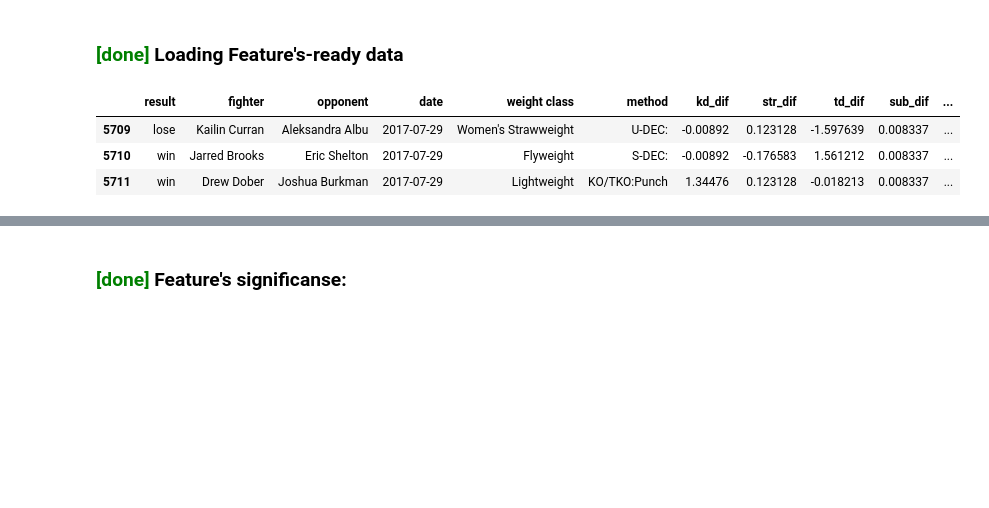
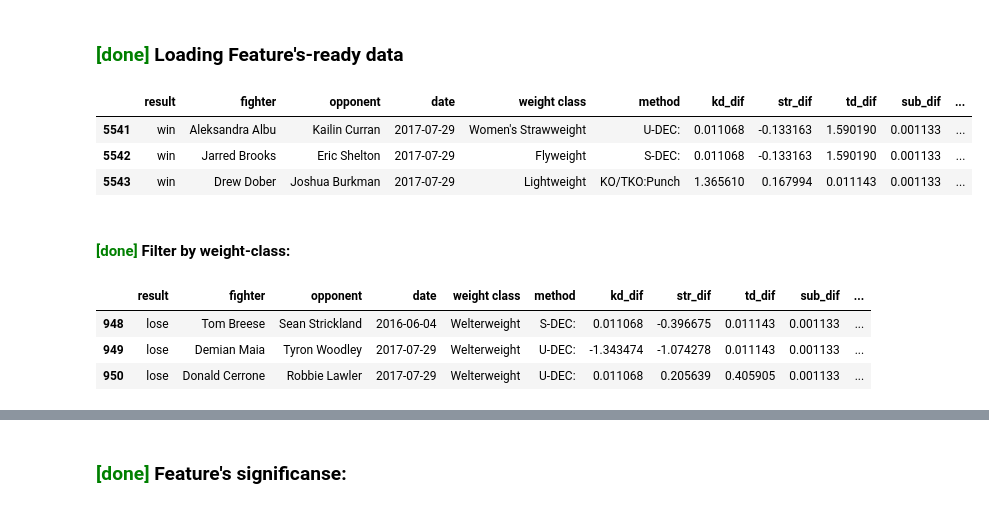
Before and after one commit to sagi778/ufc_fights_Predictor, a Jupyter notebook: notebooks/stats_model_training.ipynb, the cells around one changed output, grey strips where cells are left out. Cells and saved outputs as stored; diff of their text form; code cells hidden in the pictures; blank space fills up the shorter version.

```diff
--- a/notebooks/stats_model_training.ipynb
+++ b/notebooks/stats_model_training.ipynb
@@ -18,20 +18,37 @@ imports loaded.
     get_my_wins(fighter, data)
     get_synt_loss(fighter)
     get_loss_value(values)
-# %% [markdown]
-### <span style='color:green'> **[done]** </span>Loading Feature's-ready data
+# %% [markdown]
+### <span style='color:green'> **[done]** </span>Loading Feature's-ready data
 # %%
 loc = '../data/'
 #file = 'ufc_data_features.csv'
 file = 'ufc_data_features_no_outliers.csv'
-df = pd.read_csv(loc+file)
-#df = df[df.columns[1:]]
-df.tail(3)
+data = pd.read_csv(loc+file)
+#data = data[data.columns[1:]]
+data.tail(3)
 # %% [output]
 |  | result | fighter | opponent | date | weight class | method | kd_dif | str_dif | td_dif | sub_dif | ... |
-| 5709 | lose | Kailin Curran | Aleksandra Albu | 2017-07-29 | Women's Strawweight | U-DEC: | -0.00892 | 0.123128 | -1.597639 | 0.008337 | ... |
-| 5710 | win | Jarred Brooks | Eric Shelton | 2017-07-29 | Flyweight | S-DEC: | -0.00892 | -0.176583 | 1.561212 | 0.008337 | ... |
-| 5711 | win | Drew Dober | Joshua Burkman | 2017-07-29 | Lightweight | KO/TKO:Punch | 1.34476 | 0.123128 | -0.018213 | 0.008337 | ... |
+| 5541 | win | Aleksandra Albu | Kailin Curran | 2017-07-29 | Women's Strawweight | U-DEC: | 0.011068 | -0.133163 | 1.590190 | 0.001133 | ... |
+| 5542 | win | Jarred Brooks | Eric Shelton | 2017-07-29 | Flyweight | S-DEC: | 0.011068 | -0.133163 | 1.590190 | 0.001133 | ... |
+| 5543 | win | Drew Dober | Joshua Burkman | 2017-07-29 | Lightweight | KO/TKO:Punch | 1.365610 | 0.167994 | 0.011143 | 0.001133 | ... |
+# %% [markdown]
+#### <span style='color:green'> **[done]** </span>Filter by weight-class:
+# %%
+weight = 'Welterweight'
+weight_classes = {'Flyweight':0,'Bantamweight':1,'Featherweight':2,
+                  'Lightweight':3,'Welterweight':4,'Middleweight':5,
+                  'Light Heavyweight':6,'Heavyweight':7,'Super Heavyweight':8,'Open Weight':9,
+                  "Women's Strawweight":10,"Women's Flyweight":11,"Women's Bantamweight":12,
+                  "Women's Featherweight":13}
+
+df = data[data['weight class']==weight].reset_index(drop=True)
+df.tail(3)
+# %% [output]
+|  | result | fighter | opponent | date | weight class | method | kd_dif | str_dif | td_dif | sub_dif | ... |
+| 948 | lose | Tom Breese | Sean Strickland | 2016-06-04 | Welterweight | S-DEC: | 0.011068 | -0.396675 | 0.011143 | 0.001133 | ... |
+| 949 | lose | Demian Maia | Tyron Woodley | 2017-07-29 | Welterweight | U-DEC: | -1.343474 | -1.074278 | 0.011143 | 0.001133 | ... |
+| 950 | lose | Donald Cerrone | Robbie Lawler | 2017-07-29 | Welterweight | U-DEC: | 0.011068 | 0.205639 | 0.405905 | 0.001133 | ... |
 # %%
 req_data = ['date','fighter','opponent','result','method']
 y = ['kd_dif','str_dif','td_dif','sub_dif']
```
Also changed, not shown: parts of 40 cells of this notebook, 1 other file.
